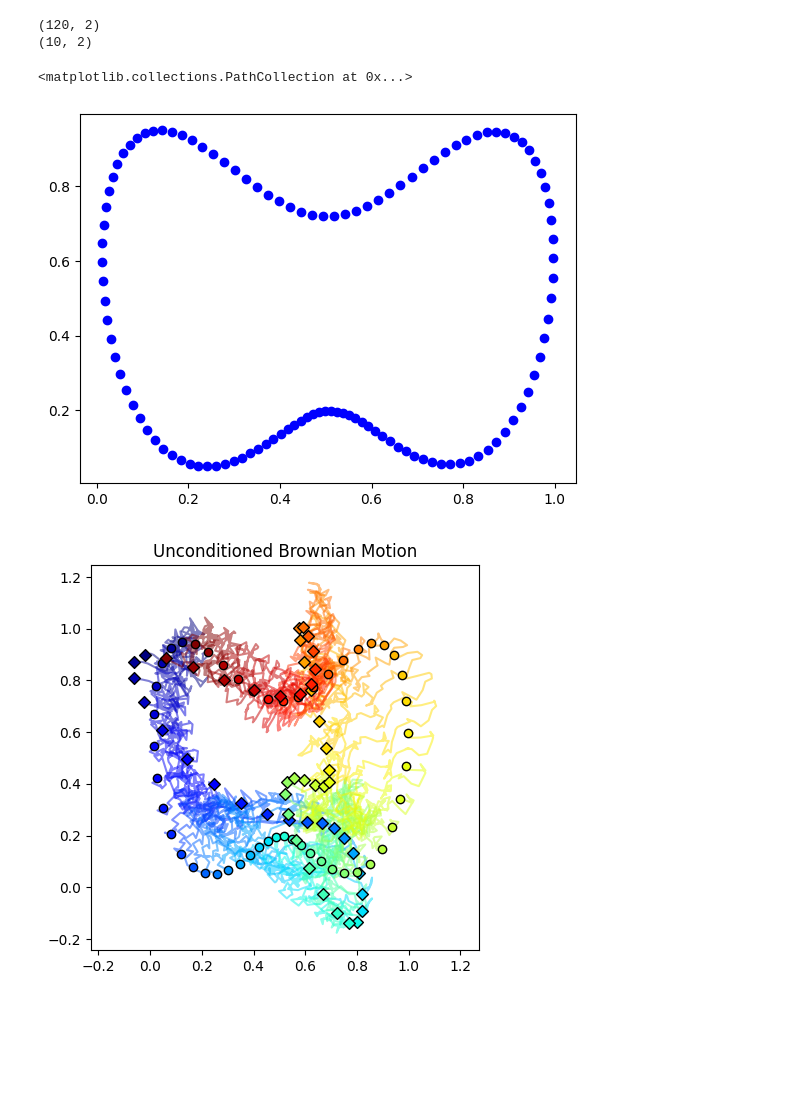
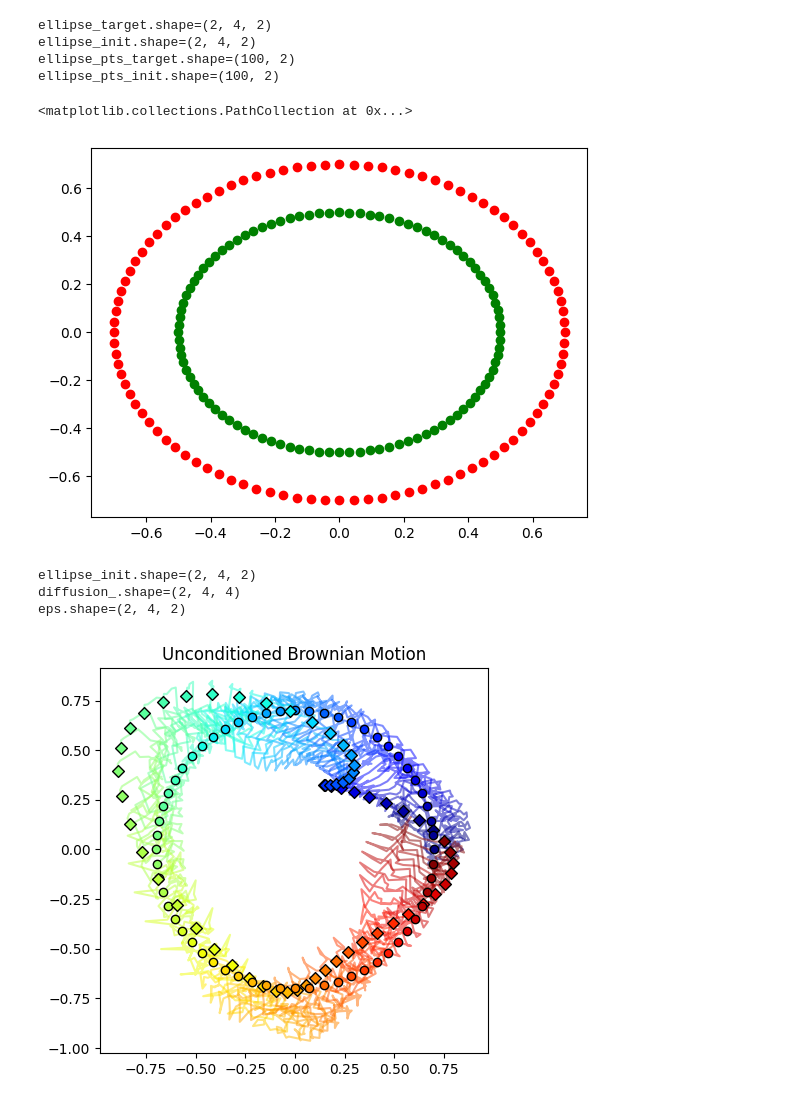
Before and after one commit to libbylbaker/infsdebridge, a Jupyter notebook: experiments/brownian_bridge_fourier.ipynb, the cells around one changed output. Saved outputs shown, nothing was run; the diff lists cells and outputs as text; code cells hidden in the pictures; blank space fills up the shorter version.

```diff
--- a/experiments/brownian_bridge_fourier.ipynb
+++ b/experiments/brownian_bridge_fourier.ipynb
@@ -13,37 +16,58 @@ import jax
 import jax.numpy as jnp
 # %%
 T=1.
-N=100
+Nt=50
 dim=2
-num_bases = 5
+N = 4
 sigma=0.05
+Npt = 100
 
-bm_sde = sdes.brownian_sde(T, N, dim, 2*num_bases, sigma)
+bm_sde = sdes.brownian_sde(T, Nt, dim, N, sigma)
 # %%
-butterfly = jnp.array(butterfly1_pts())[:, ::1861][:, ::1].T
-butterfly_coeffs = fourier_coefficients(butterfly, num_bases)
+# butterfly = jnp.array(butterfly1_pts())[:, ::1861][:, ::1].T
+# butterfly_coeffs = fourier_coefficients(butterfly, N)
 
-butterfly_recon = inverse_fourier(butterfly_coeffs, 120)
-print(butterfly_recon.shape)
-print(butterfly_coeffs.shape)
+# butterfly_recon = inverse_fourier(butterfly_coeffs, 120)
+# print(butterfly_recon.shape)
+# print(butterfly_coeffs.shape)
+
+ellipse_pts_target = sample_ellipse(Npt, scale=0.5)
+ellipse_target = fourier_coefficients(ellipse_pts_target, N)
+
+ellipse_pts_init = sample_ellipse(Npt, scale=0.7)
+ellipse_init = fourier_coefficients(ellipse_pts_init, N)
+print(f"{ellipse_target.shape=}")
+print(f"{ellipse_init.shape=}")
+print(f"{ellipse_pts_target.shape=}")
+print(f"{ellipse_pts_init.shape=}")
 # %% [output]
-(120, 2)
-(10, 2)
+ellipse_target.shape=(2, 4, 2)
+ellipse_init.shape=(2, 4, 2)
+ellipse_pts_target.shape=(100, 2)
+ellipse_pts_init.shape=(100, 2)
 # %%
-plt.scatter(butterfly_recon[:, 0], butterfly_recon[:, 1], c="b")
+# plt.scatter(butterfly_recon[:, 0], butterfly_recon[:, 1], c="b")
+plt.scatter(ellipse_pts_target[:, 0], ellipse_pts_target[:, 1], c="g")
+plt.scatter(ellipse_pts_init[:, 0], ellipse_pts_init[:, 1], c="r")
 # %% [output]
 <matplotlib.collections.PathCollection at 0x...>
-[figure, old version]
+[figure, new version]
 # %%
 from sdebridge.plotting import plot_single_trajectory
 
 key = jax.random.PRNGKey(2)
-forward_trajs = sdes.simulate_traj(bm_sde, butterfly_coeffs, 2, key)
+# forward_trajs = sdes.simulate_traj(bm_sde, butterfly_coeffs, 2, key)
+print(f"{ellipse_init.shape=}")
+forward_trajs = sdes.simulate_traj(bm_sde, ellipse_init, 2, key)
 
 forward_traj_coeffs = forward_trajs[0]
-forward_traj = inverse_fourier(forward_traj_coeffs, 50)
-traj = forward_traj.reshape((N, -1))
+Npt = 60
+forward_traj = inverse_fourier(forward_traj_coeffs, Npt)
+traj = forward_traj.reshape((-1, Npt*dim))
 plot_single_trajectory(traj, "Unconditioned Brownian Motion")
 # %% [output]
+ellipse_init.shape=(2, 4, 2)
+diffusion_.shape=(2, 4, 4)
+eps.shape=(2, 4, 2)
-[figure, old version]
+[figure, new version]
 # %%
```
Also changed, not shown: parts of 7 cells of this notebook, 5 other files.
